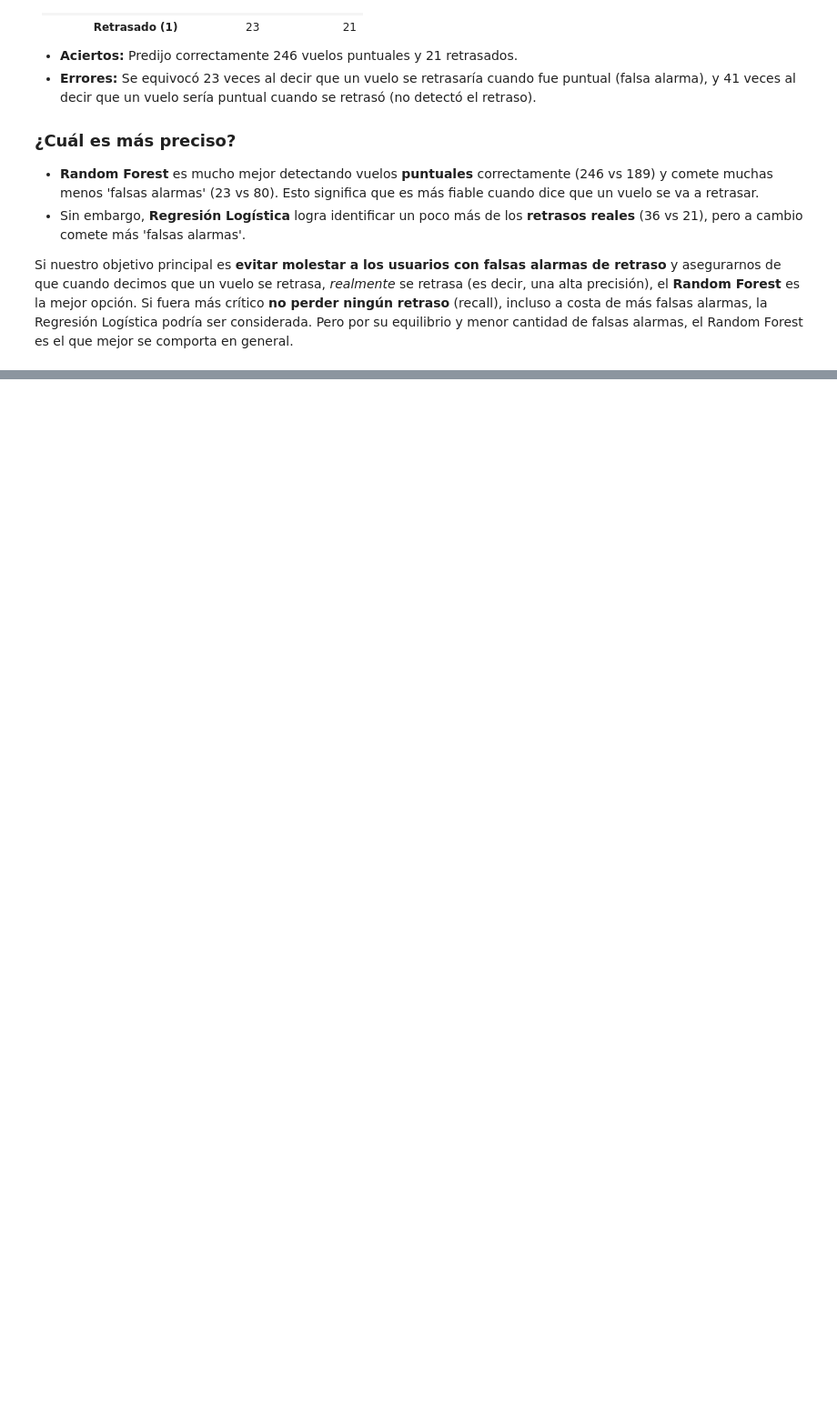
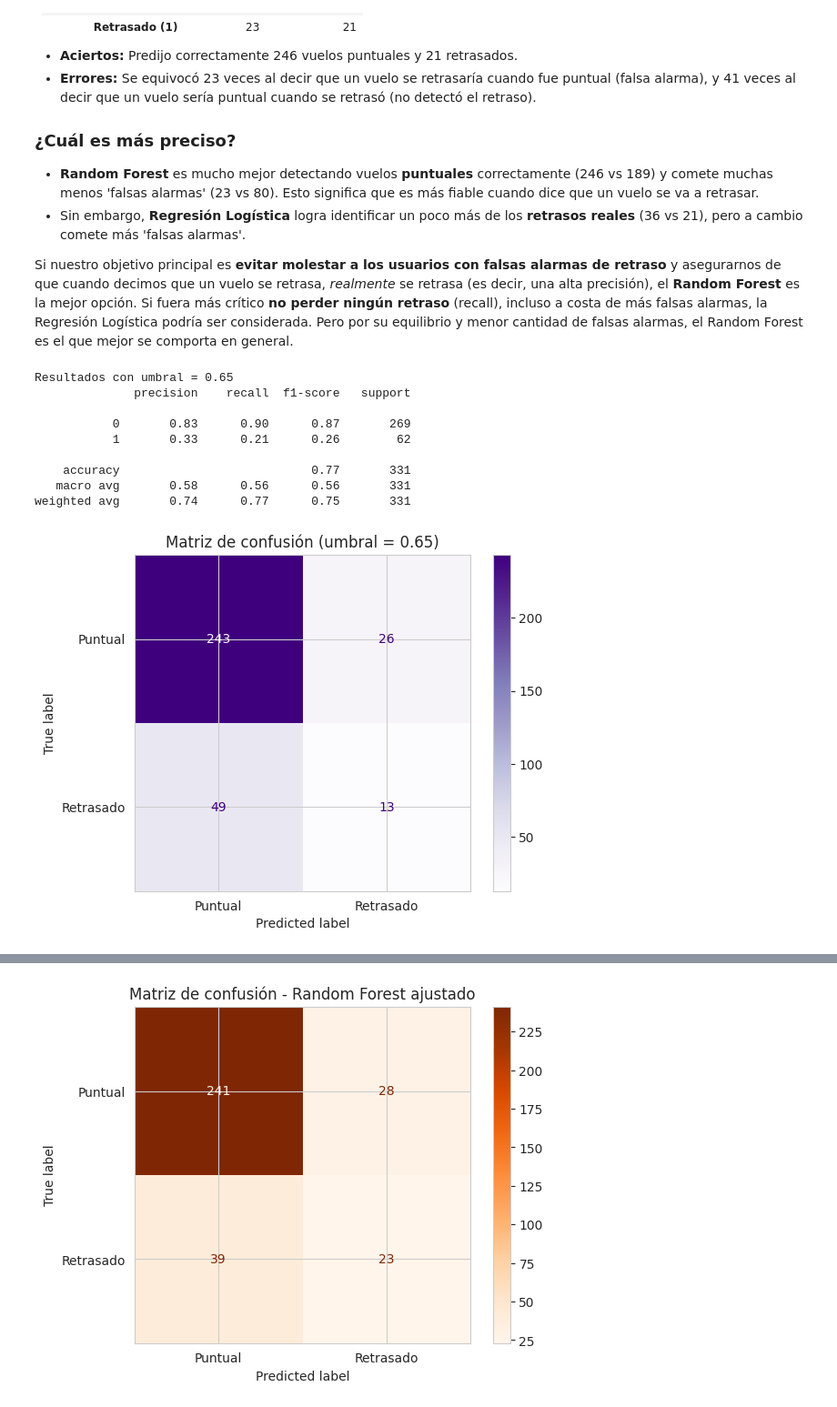
Before and after one commit to sunnyday2/flight_on_time, a Jupyter notebook: flightontime_hackaton_e32_alura_latam.ipynb, the cells around one changed output, grey strips where cells are left out. Shown at 91% size. Cells and saved outputs as stored; diff of their text form; code cells hidden in the pictures; blank space fills up the shorter version.

Commit message:
Ajuste del modelo

```diff
--- a/flightontime_hackaton_e32_alura_latam.ipynb
+++ b/flightontime_hackaton_e32_alura_latam.ipynb
@@ -1569,3 +1569,80 @@ Tenemos dos clases: **0 (Puntual)** y **1 (Retrasado)**. Cada número en la matr
 *   Sin embargo, **Regresión Logística** logra identificar un poco más de los **retrasos reales** (36 vs 21), pero a cambio comete más 'falsas alarmas'.
 
 Si nuestro objetivo principal es **evitar molestar a los usuarios con falsas alarmas de retraso** y asegurarnos de que cuando decimos que un vuelo se retrasa, *realmente* se retrasa (es decir, una alta precisión), el **Random Forest** es la mejor opción. Si fuera más crítico **no perder ningún retraso** (recall), incluso a costa de más falsas alarmas, la Regresión Logística podría ser considerada. Pero por su equilibrio y menor cantidad de falsas alarmas, el Random Forest es el que mejor se comporta en general.
+# %%
+# --- Ajuste de umbral para aumentar precision ---
+
+from sklearn.metrics import classification_report, confusion_matrix, ConfusionMatrixDisplay
+import matplotlib.pyplot as plt
+
+# Probabilidades de retraso
+y_proba = model.predict_proba(X_test)[:, 1]
+
+# Umbral más estricto
+threshold = 0.65
+y_pred_precise = (y_proba >= threshold).astype(int)
+
+# Métricas
+print(f"Resultados con umbral = {threshold}")
+print(classification_report(y_test, y_pred_precise))
+
+# Matriz de confusión
+cm_thresh = confusion_matrix(y_test, y_pred_precise)
+
+disp_thresh = ConfusionMatrixDisplay(
+    confusion_matrix=cm_thresh,
+    display_labels=["Puntual", "Retrasado"]
+)
+
+disp_thresh.plot(cmap="Purples")
+plt.title(f"Matriz de confusión (umbral = {threshold})")
+plt.show()
+
+from sklearn.ensemble import RandomForestClassifier
+from sklearn.pipeline import Pipeline
+rf_model_tuned = Pipeline(steps=[
+    ("preprocess", preprocessor),
+    ("classifier", RandomForestClassifier(
+        n_estimators=300,
+        max_depth=10,
+        min_samples_leaf=5,
+        random_state=42,
+        class_weight="balanced"
+    ))
+])
+
+rf_model_tuned.fit(X_train, y_train)
+
+from sklearn.metrics import classification_report, roc_auc_score
+
+y_pred_rf_tuned = rf_model_tuned.predict(X_test)
+y_proba_rf_tuned = rf_model_tuned.predict_proba(X_test)[:, 1]
+
+print("Random Forest ajustado")
+print(classification_report(y_test, y_pred_rf_tuned))
+print("ROC AUC:", roc_auc_score(y_test, y_proba_rf_tuned))
+
+from sklearn.metrics import confusion_matrix, ConfusionMatrixDisplay
+import matplotlib.pyplot as plt
+
+cm_rf_tuned = confusion_matrix(y_test, y_pred_rf_tuned)
+
+disp_rf_tuned = ConfusionMatrixDisplay(
+    confusion_matrix=cm_rf_tuned,
+    display_labels=["Puntual", "Retrasado"]
+)
+
+disp_rf_tuned.plot(cmap="Oranges")
+plt.title("Matriz de confusión - Random Forest ajustado")
+plt.show()
+# %% [output]
+Resultados con umbral = 0.65
+              precision    recall  f1-score   support
+
+           0       0.83      0.90      0.87       269
+           1       0.33      0.21      0.26        62
+
+    accuracy                           0.77       331
+   macro avg       0.58      0.56      0.56       331
+weighted avg       0.74      0.77      0.75       331
+[figure, added]
@@ -1571,0 +1660 @@ Si nuestro objetivo principal es **evitar molestar a los usuarios con falsas ala
+[figure, added]
```
Also changed, not shown: parts of 2 cells of this notebook.
